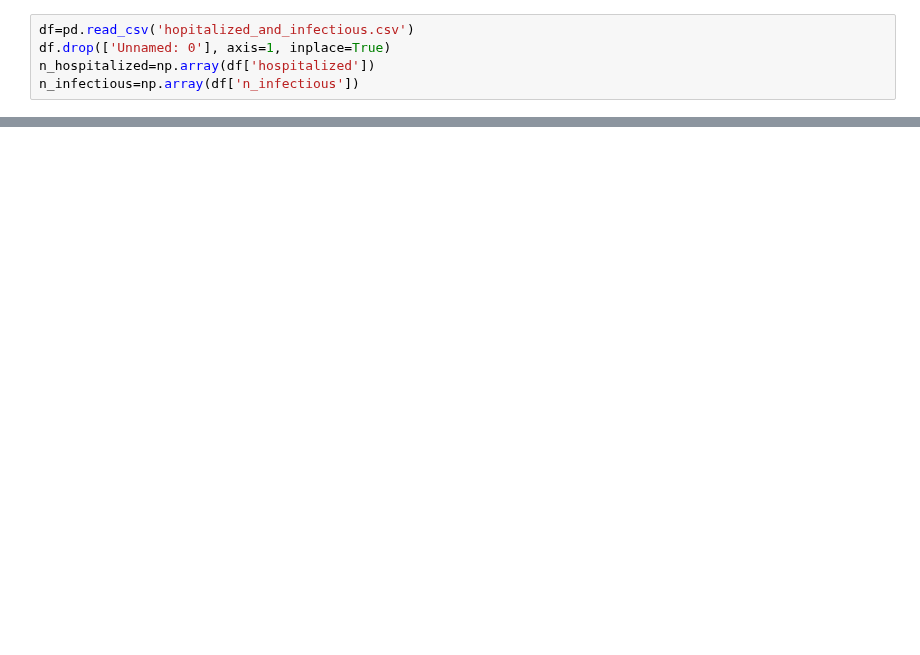
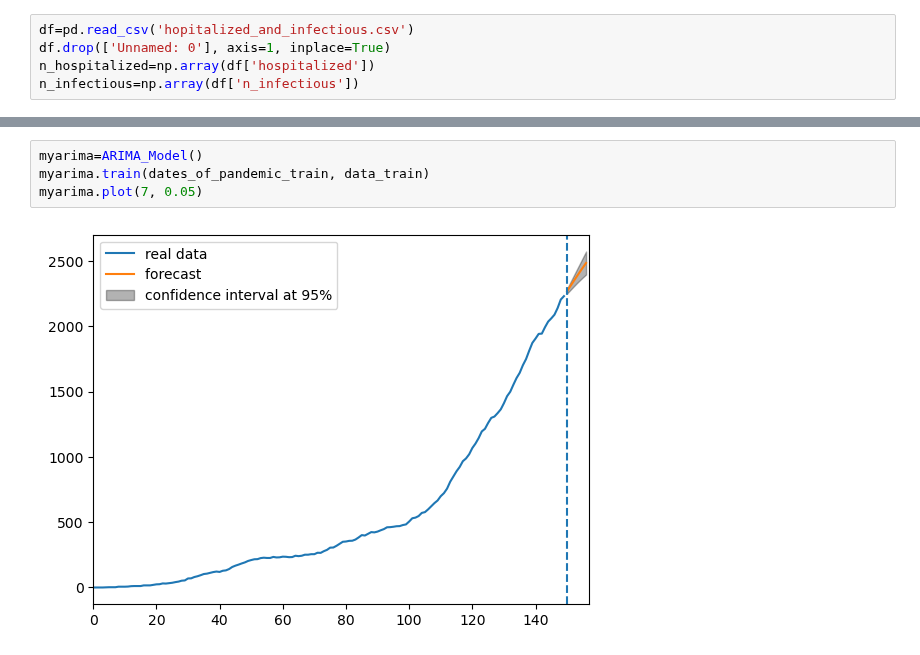
Before and after one commit to gregoirebechade/covid_internship, a Jupyter notebook: 10_evaluation_on_n_hospitalized.ipynb, the cells around one changed output, grey strips where cells are left out. Cells and saved outputs as stored; diff of their text form; blank space fills up the shorter version.

```diff
--- a/10_evaluation_on_n_hospitalized.ipynb
+++ b/10_evaluation_on_n_hospitalized.ipynb
@@ -51,0 +59,6 @@ AttributeError: 'SIRD_model_2' object has no attribute 'gamma_constant'
+# %%
+myarima=ARIMA_Model()
+myarima.train(dates_of_pandemic_train, data_train)
+myarima.plot(7, 0.05)
+# %% [output]
+[figure, added]
```
Also changed, not shown: parts of 7 cells of this notebook, 2 other files.
